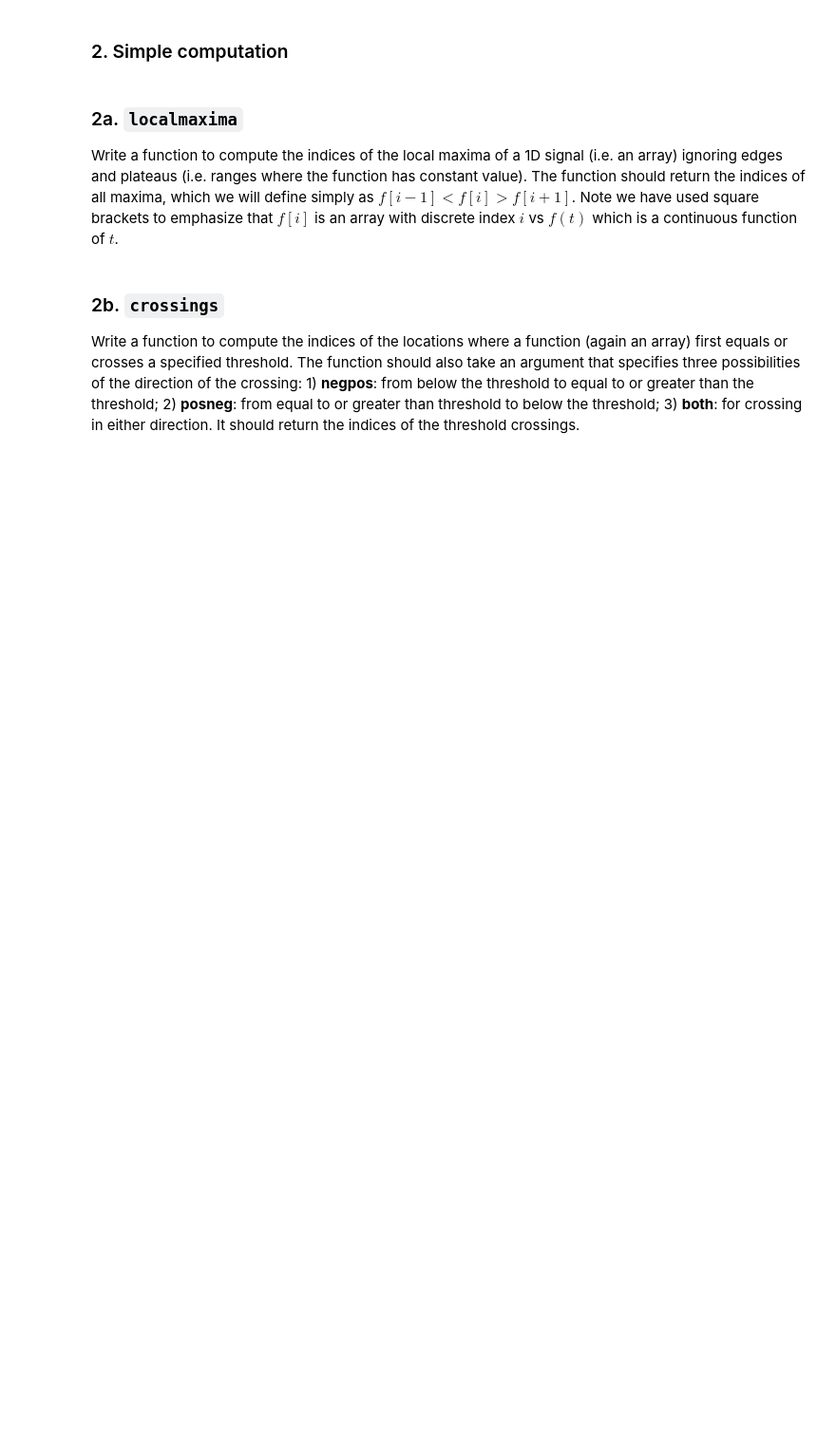
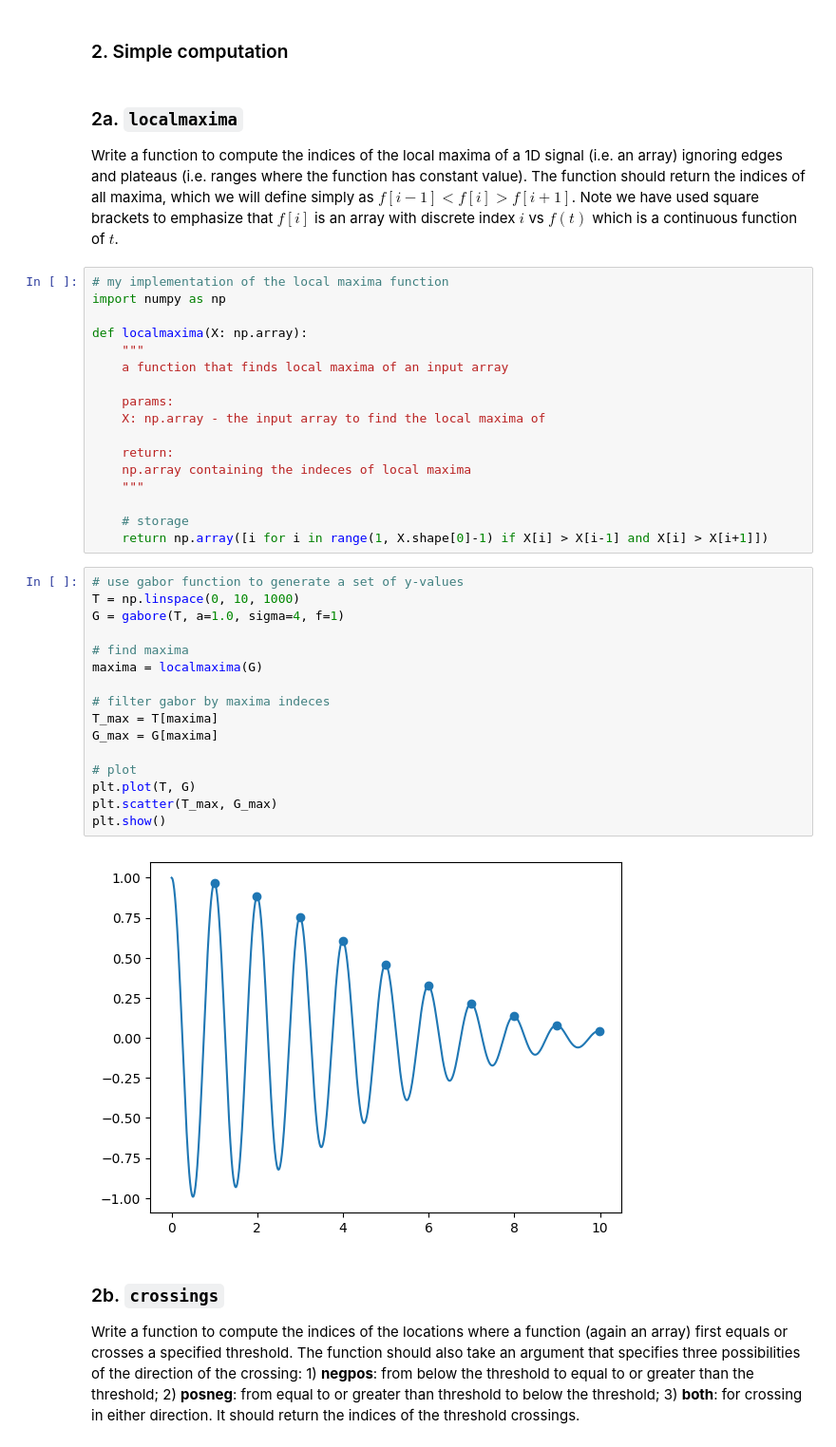
Before and after one commit to sakinkirti/CSDS364, a Jupyter notebook: A1b_sak207.ipynb, the cells around one changed output. Shown: that part at 95% size. Saved outputs shown, nothing was run; the diff lists cells and outputs as text; blank space fills up the shorter version.

```diff
--- a/A1b_sak207.ipynb
+++ b/A1b_sak207.ipynb
@@ -365,6 +364,41 @@ plot_gammatone(T)
 ### 2a. `localmaxima`
 
 Write a function to compute the indices of the local maxima of a 1D signal (i.e. an array) ignoring edges and plateaus (i.e. ranges where the function has constant value).  The function should return the indices of all maxima, which we will define simply as $f[i-1] < f[i] > f[i+1]$.  Note we have used square brackets to emphasize that $f[i]$ is an array with discrete index $i$ vs $f(t)$ which is a continuous function of $t$.
+# %%
+# my implementation of the local maxima function
+import numpy as np
+
+def localmaxima(X: np.array):
+    """
+    a function that finds local maxima of an input array
+
+    params:
+    X: np.array - the input array to find the local maxima of
+
+    return:
+    np.array containing the indeces of local maxima
+    """
+
+    # storage
+    return np.array([i for i in range(1, X.shape[0]-1) if X[i] > X[i-1] and X[i] > X[i+1]])
+# %%
+# use gabor function to generate a set of y-values
+T = np.linspace(0, 10, 1000)
+G = gabore(T, a=1.0, sigma=4, f=1)
+
+# find maxima
+maxima = localmaxima(G)
+
+# filter gabor by maxima indeces
+T_max = T[maxima]
+G_max = G[maxima]
+
+# plot
+plt.plot(T, G)
+plt.scatter(T_max, G_max)
+plt.show()
+# %% [output]
+[figure, added]
 # %% [markdown]
 ### 2b. `crossings`
 
```
Also changed, not shown: parts of 5 cells of this notebook.
